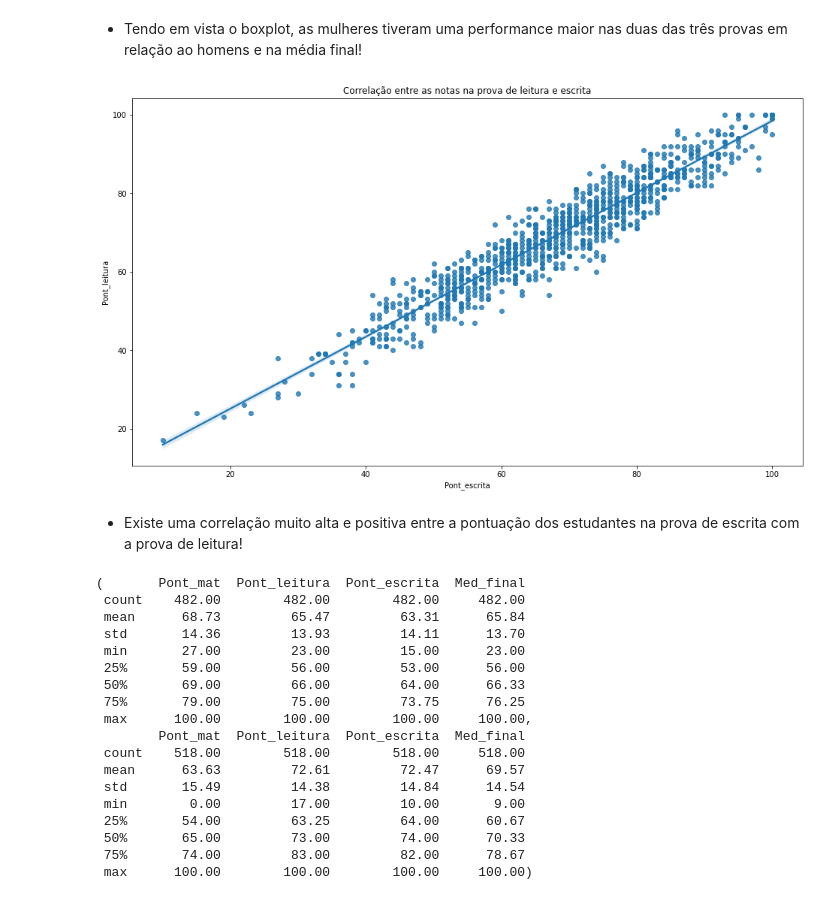
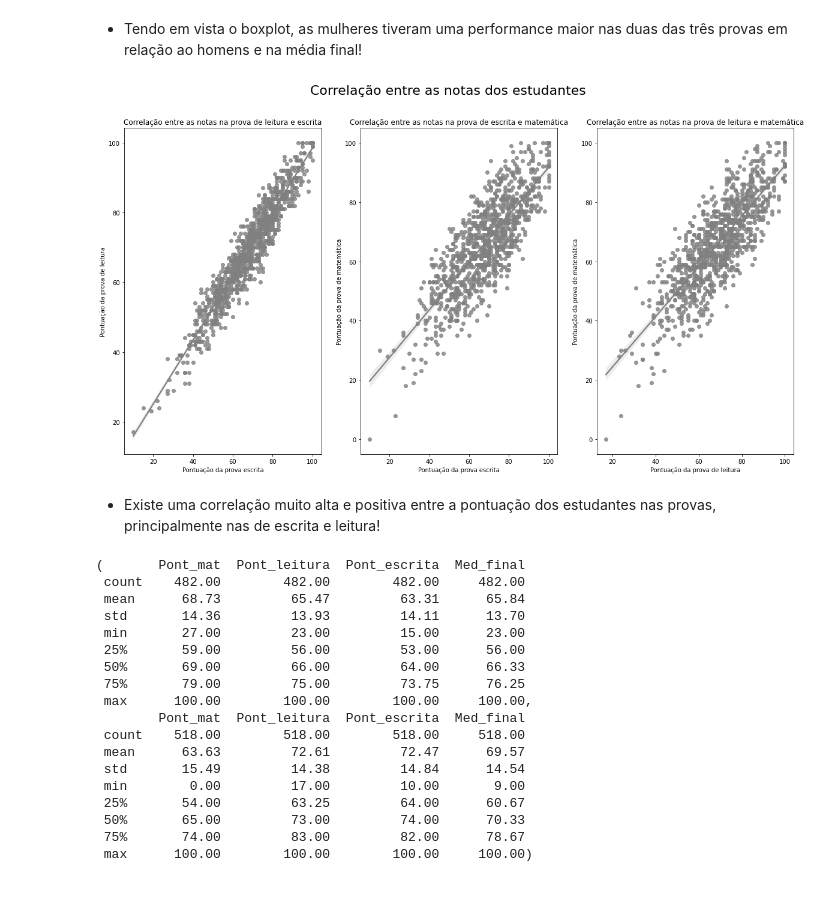
Before and after one commit to LucasJMFreire/projeto_Performance_Estudantes, a Jupyter notebook: Projeto_Performance_Estudantes.ipynb, the cells around one changed output. Drawn from its saved outputs; the diff is of its cells as text; code cells hidden in the pictures.

```diff
--- a/Projeto_Performance_Estudantes.ipynb
+++ b/Projeto_Performance_Estudantes.ipynb
@@ -323,18 +304,31 @@ ax3.set_xlabel('');
 [figure]
 # %% [markdown]
 - Tendo em vista o boxplot, as mulheres tiveram uma performance maior nas duas das três provas em relação ao homens e na média final!
-# %%
-# Correlação entre as variáveis "Pont_Leitura" x "Pont_Escrita"
-
-plt.figure(figsize=(16,9))
-plt.title('Correlação entre as notas na prova de leitura e escrita')
-plt.xlabel('Pontuação da prova escrita')
-plt.ylabel('Pontuação da prova de leitura')
-sbs.regplot(x=df['Pont_escrita'], y=df['Pont_leitura']);
-# %% [output]
-[figure, removed]
+# %%
+# Correlação entre as variáveis "Pont_Leitura" x "Pont_Escrita"
+
+fig, ax = plt.subplots(ncols=3,nrows=1, figsize=(20,10))
+ax0,ax1,ax2 = ax[0],ax[1],ax[2]
+fig.suptitle('Correlação entre as notas dos estudantes', fontsize=22)
+
+sbs.regplot(x=df['Pont_escrita'], y=df['Pont_leitura'], ax=ax0, color='gray')
+ax0.set_title('Correlação entre as notas na prova de leitura e escrita')
+ax0.set_xlabel('Pontuação da prova escrita')
+ax0.set_ylabel('Pontuação da prova de leitura')
+
+sbs.regplot(x=df['Pont_escrita'], y=df['Pont_mat'],ax=ax1,color='gray')
+ax1.set_title('Correlação entre as notas na prova de escrita e matemática')
+ax1.set_xlabel('Pontuação da prova escrita')
+ax1.set_ylabel('Pontuação da prova de matemática')
+
+sbs.regplot(x=df['Pont_leitura'], y=df['Pont_mat'],ax=ax2,color='gray')
+ax2.set_title('Correlação entre as notas na prova de leitura e matemática')
+ax2.set_xlabel('Pontuação da prova de leitura')
+ax2.set_ylabel('Pontuação da prova de matemática');
+# %% [output]
+[figure, added]
 # %% [markdown]
-- Existe uma correlação muito alta e positiva entre a pontuação dos estudantes na prova de escrita com a prova de leitura!
+- Existe uma correlação muito alta e positiva entre a pontuação dos estudantes nas provas, principalmente nas de escrita e leitura!
 # %%
 # Qual a diferença na média de cada uma das notas entre os gêneros?
 female = df.query('genero == "Mulher"')
```
Also changed, not shown: parts of 13 cells of this notebook.
